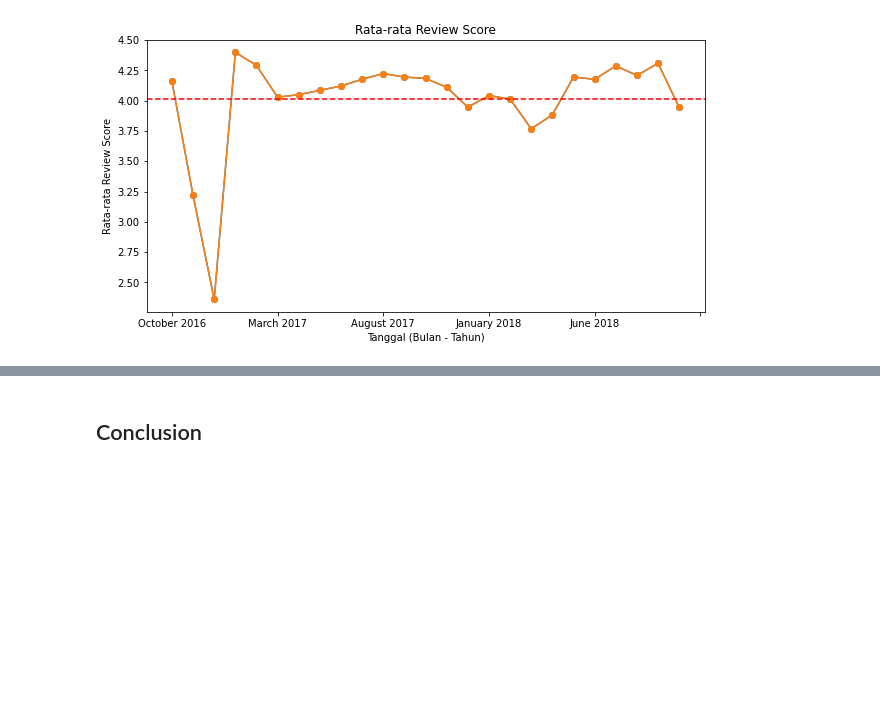
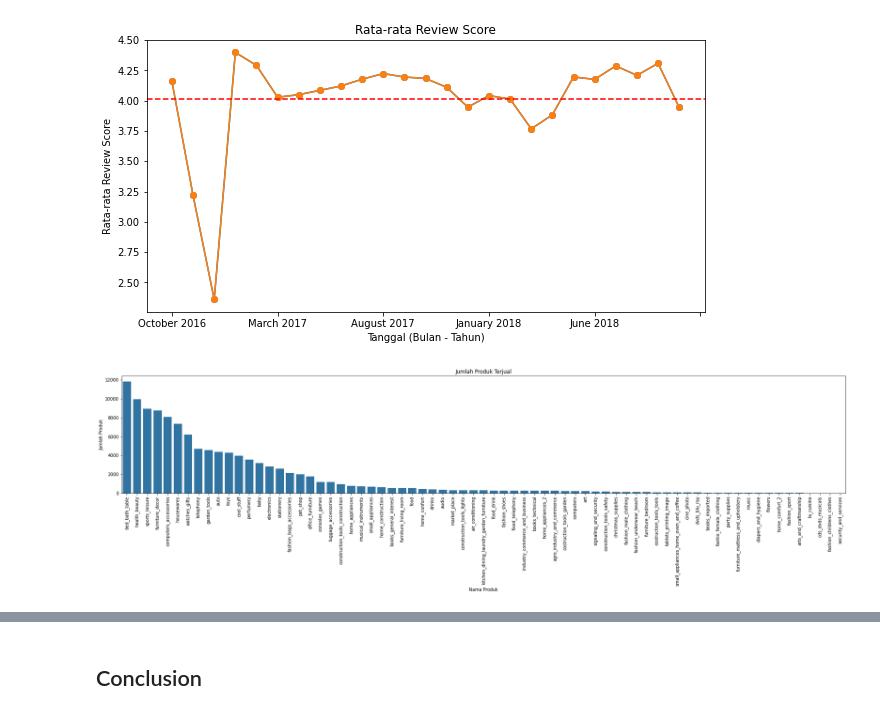
Before and after one commit to ptrnd/brazilian_ecommerce_analysis, a Jupyter notebook: ecommerce_analysis.ipynb, the cells around one changed output, grey strips where cells are left out. Drawn from its saved outputs; the diff is of its cells as text; code cells hidden in the pictures; blank space fills up the shorter version.

Commit message:
tambah visualisasi order_product

```diff
--- a/ecommerce_analysis.ipynb
+++ b/ecommerce_analysis.ipynb
@@ -665,3 +665,14 @@ plt.xticks(rotation=0)
 plt.show()
 # %% [output]
 [figure]
+# %%
+# membuat visualisasi dari data order product
+plt.figure(figsize=(30, 5))
+sns.countplot(x='product_category_name_english', data=order_product, order=order_product['product_category_name_english'].value_counts().index)
+plt.xticks(rotation=90)
+plt.xlabel('Nama Produk')
+plt.ylabel('Jumlah Produk')
+plt.title('Jumlah Produk Terjual')
+plt.show()
+# %% [output]
+[figure, added]
```
Also changed, not shown: parts of 1 cell of this notebook.
